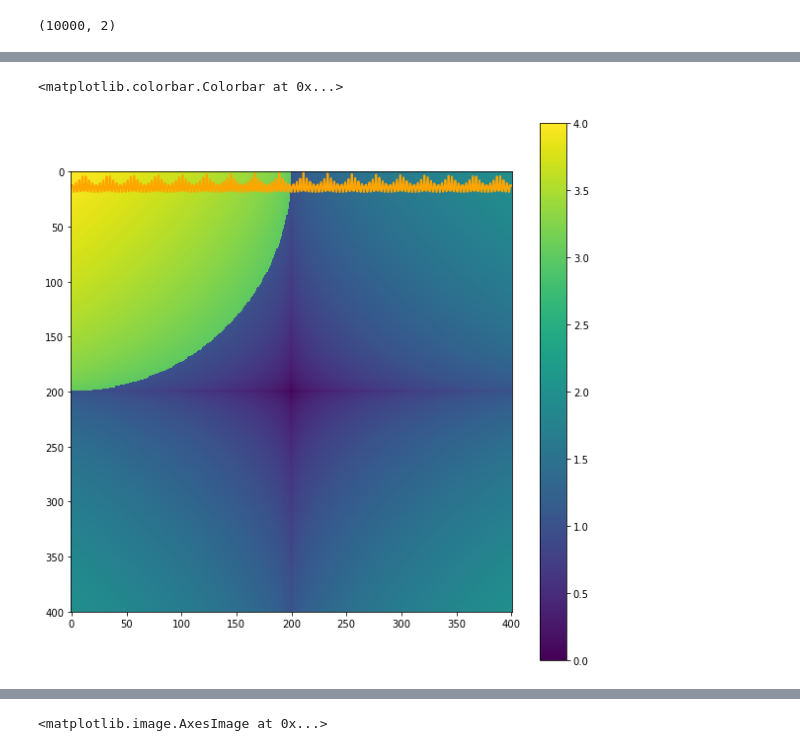
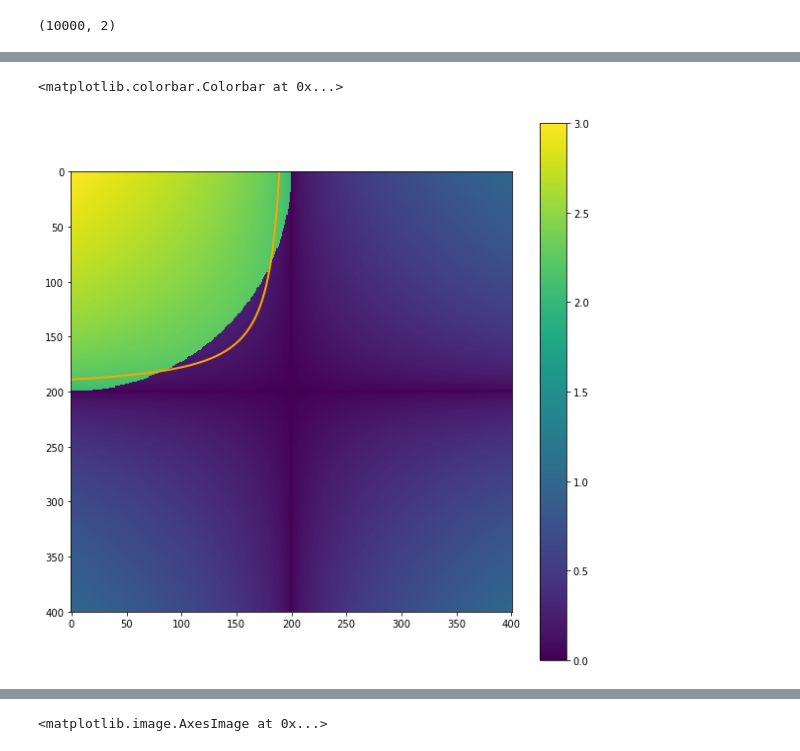
Before and after one commit to ljmartin/sas_mol_surface, a Jupyter notebook: lame curve.ipynb, the cells around one changed output, grey strips where cells are left out. Drawn from its saved outputs; the diff is of its cells as text; code cells hidden in the pictures.

```diff
--- a/lame curve.ipynb
+++ b/lame curve.ipynb
@@ -27,19 +233,21 @@ np.cos(np.pi*2)
 # %%
 plt.figure(figsize=(10,10))
 grid_spacing = 0.005
 x,y = np.ogrid[-1/grid_spacing:1/grid_spacing+grid_spacing,-1/grid_spacing:1/grid_spacing+grid_spacing]
 #Lame curve:
 n=5/9
-g = (np.abs(x*grid_spacing)**n+np.abs(y*grid_spacing)**n)
+g = (np.abs((x*grid_spacing))**n+np.abs((y*grid_spacing))**n)
 
-#second_contours = measure.find_contours(g,1)
+g = (np.abs((x*grid_spacing))**n * np.abs((y*grid_spacing))**n)
+
+second_contours = measure.find_contours(g,0.2)
 plt.plot(second_contours[0][:, 1], second_contours[0][:, 0], linewidth=2, c='orange', label='new')
 
 ##add a circle at one of the corners:
 g += (np.abs(x*grid_spacing+1)**2+np.abs(y*grid_spacing+1)**2< 1)*2
 
 plt.imshow(g)
 plt.colorbar()
 # %% [output]
 <matplotlib.colorbar.Colorbar at 0x...>
-[figure, old version]
+[figure, new version]
```
Also changed, not shown: parts of 54 cells of this notebook, 3 other files.
